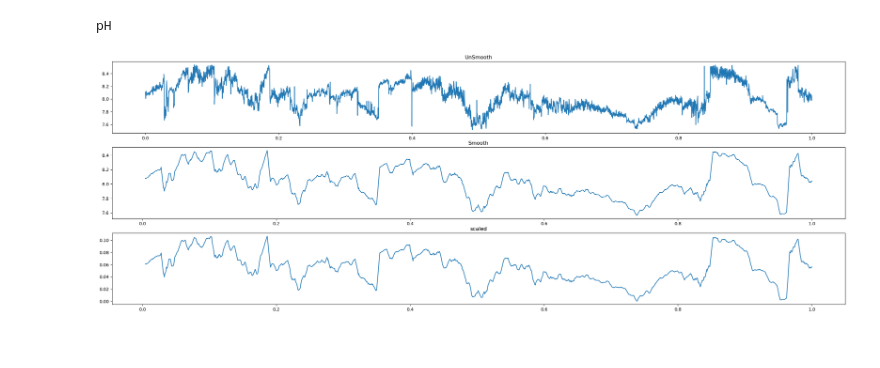
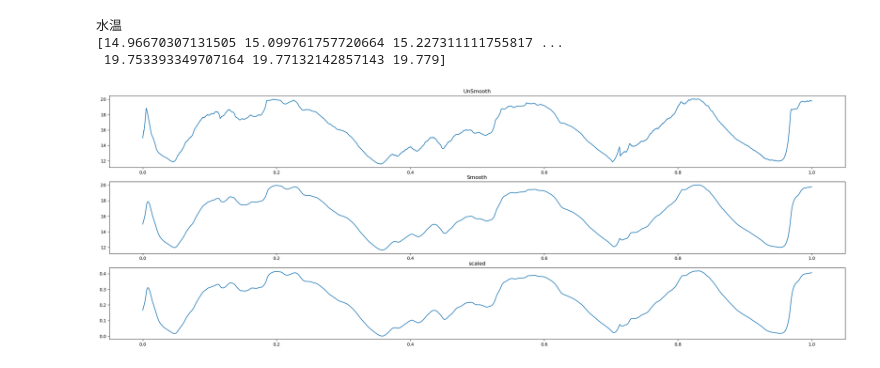
Before and after one commit to dljjqy/UnderWater, a Jupyter notebook: test.ipynb, the cells around one changed output. Cells and saved outputs as stored; diff of their text form; code cells hidden in the pictures.

```diff
--- a/test.ipynb
+++ b/test.ipynb
@@ -109,23 +98,26 @@ df
 # %%
 figure, axis = plt.subplots(3, 1, figsize=(30, 10))
-name = keys[2]
+name = keys[1]
 print(name)
-vals = df[name].values
+vals = df[name].values.copy()
+print(vals)
 X = np.linspace(0, 1, len(vals))
 axis[0].plot(X, vals)
 axis[0].set_title('UnSmooth')
-smooth_vals = pd.Series(vals).rolling(window=18).mean()
+smooth_vals = pd.Series(vals).ewm(span=30).mean()
 axis[1].plot(X, smooth_vals)
 axis[1].set_title('Smooth')
 scaled_vals = (smooth_vals - smooth_vals.min()) / smooth_vals.max()
 axis[2].plot(X, scaled_vals)
 axis[2].set_title('scaled')
 
 
 plt.show()
 # %% [output]
-pH
+水温
+[14.96670307131505 15.099761757720664 15.227311111755817 ...
+ 19.753393349707164 19.77132142857143 19.779]
-[figure, old version]
+[figure, new version]
 # %%
 # features_num = len(df.keys())
 # figure, axis = plt.subplots(features_num, 1,
```
Also changed, not shown: parts of 2 cells of this notebook, 6 other files.
